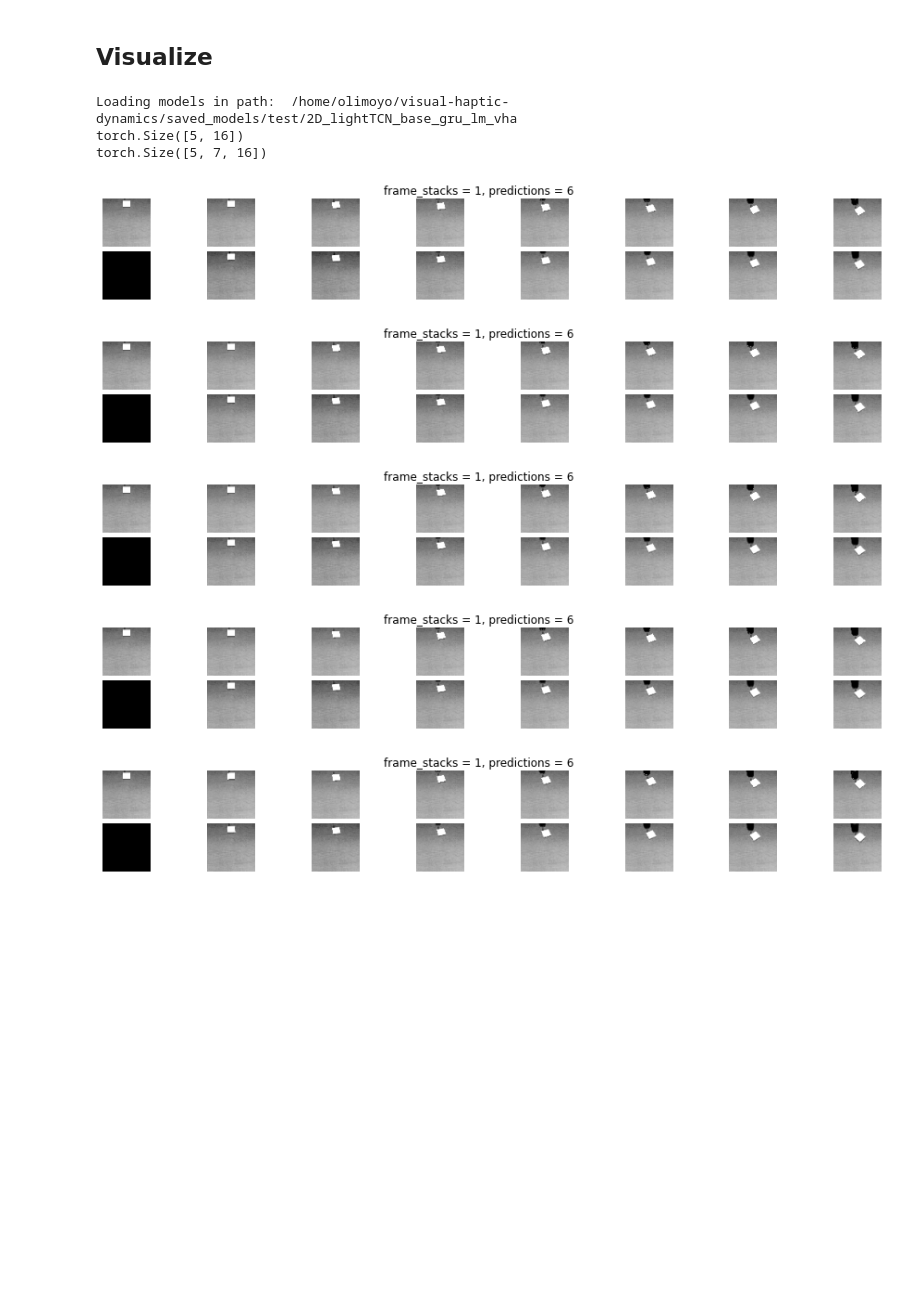
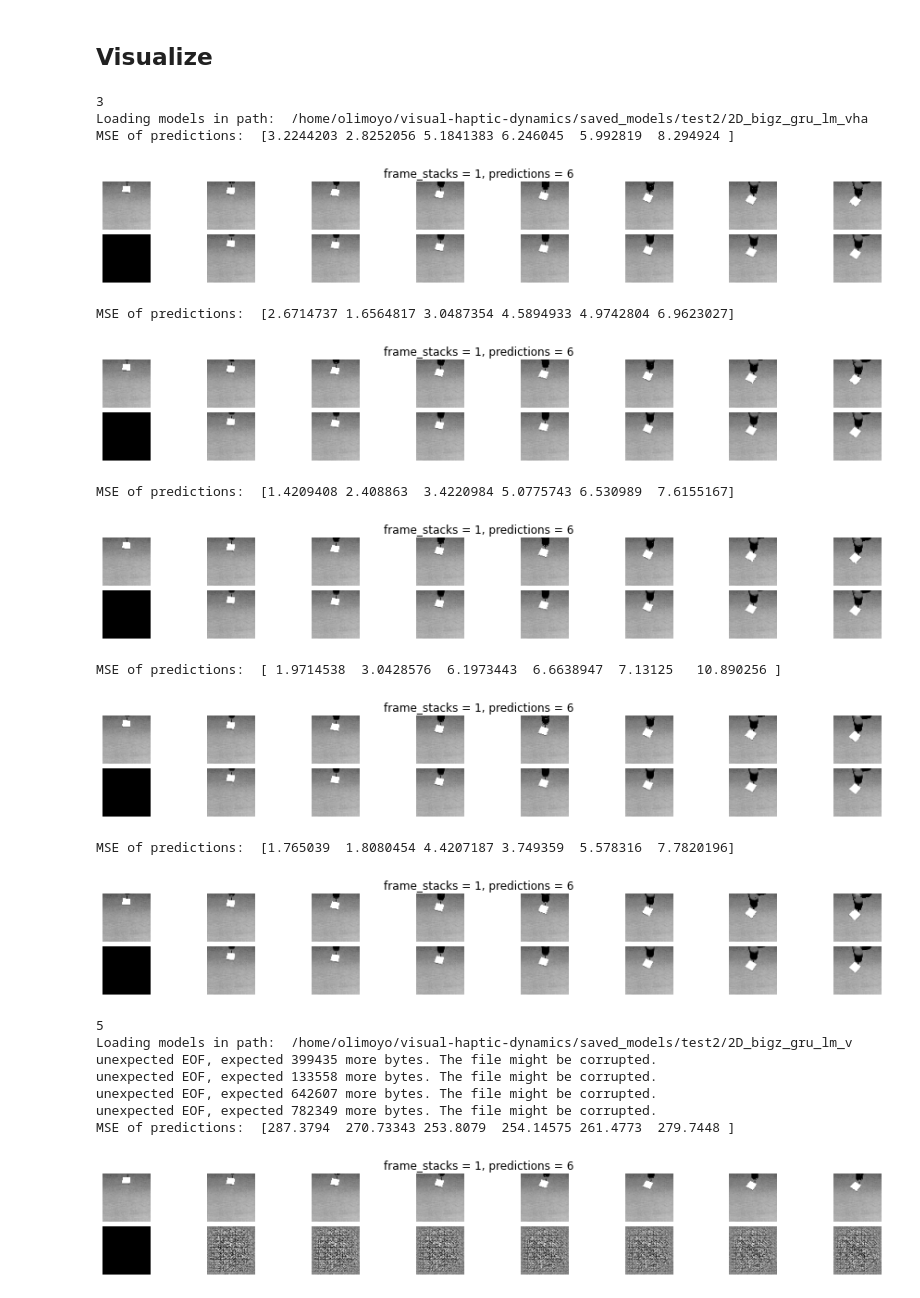
Before and after one commit to utiasSTARS/visual-haptic-dynamics, a Jupyter notebook: experiments/notebooks/prediction-vis_visualpusher.ipynb, the cells around one changed output. Saved outputs shown, nothing was run; the diff lists cells and outputs as text; code cells hidden in the pictures; blank space fills up the shorter version.

Commit message:
Visualize ssim/psnr/mse for prediction

```diff
--- a/experiments/notebooks/prediction-vis_visualpusher.ipynb
+++ b/experiments/notebooks/prediction-vis_visualpusher.ipynb
@@ -17,9 +17,9 @@ class ObjectView(object):
 
 args = ObjectView({'res': 64,
  'dataset_path': '/home/olimoyo/visual-haptic-dynamics/experiments/data/datasets/{}'
-                   .format("visual_haptic_2D_9985E1798153438E880A8AD60B9146FE.pkl"),
+                   .format("visual_haptic_2D_len16_569B46785E3F45BCA172AE53EA070D5E.pkl"),
  'models_dir': '/home/olimoyo/visual-haptic-dynamics/saved_models/{}'
-                   .format("test"),
+                   .format("test2"),
  'device': 'cuda:0',
  'n_examples': 5,
  'n_predictions': 6,
@@ -41,20 +41,18 @@ from argparse import Namespace
 import json
 import torch.nn as nn
 # %%
-models = {}
+dict_of_models = {}
 
 # Load hyperparameters from trained model
 for filedir in os.listdir(args.models_dir):
     fullpath = os.path.join(args.models_dir, filedir)
     if os.path.isdir(fullpath):
-        models[fullpath] = {}
         with open(os.path.join(fullpath, 'hyperparameters.txt'), 'r') as fp:
-            models[fullpath]['hyperparameters'] = Namespace(**json.load(fp))
-
+            dict_of_models[fullpath] = Namespace(**json.load(fp))
 
 with torch.no_grad():
-    for path, model in models.items():
-        model_args = model['hyperparameters']
+    for path, hyperparams in dict_of_models.items():
+        model_args = hyperparams
         if model_args.dim_x[0] == 1:
             imgs = imgs_gray
         elif model_args.dim_x[0] == 3:
@@ -138,42 +136,57 @@ with torch.no_grad():
             z_hat[:, jj + 1] = mu_z_ip1
             z_i, mu_z_i, var_z_i, h_i = z_ip1, mu_z_ip1, var_z_ip1, h_ip1
 
-        print(z_hat.shape)
         # Decode predictions
         x_hat = models["img_dec"](z_hat.reshape(-1, *z_hat.shape[2:]))
         x_hat = x_hat.reshape(args.n_examples, (args.n_predictions + 1), *x_hat.shape[1:])
 
         # Move to cpu, np
         x_hat = x_hat.cpu().numpy()
         x = x.cpu().numpy()
+
+        mse = np.sum((x_hat[:, 1:, 0].reshape(args.n_examples, args.n_predictions, -1) -
+                      x[:, 2:, 0].reshape(args.n_examples, args.n_predictions, -1))**2, axis=2)
 
         # Plotting
         for bb in range(args.n_examples):
             columns = T + 1 + args.n_predictions
             rows = 2
             fig=plt.figure(figsize=(16, 2))
             fig.suptitle('frame_stacks = {}, predictions = {}'.format(T, args.n_predictions))
             for ii in range(columns*rows):
                 if ii<((columns*rows)/2):
                     img = x[bb,ii,0,:,:]
                 else:
                     idx = int(ii-((columns*rows)/2))
                     if idx < T:
                         img = np.zeros((model_args.dim_x[1], model_args.dim_x[2]))
                     else:
                         img = x_hat[bb,idx-1,0,:,:]
                 fig.add_subplot(rows, columns, ii+1)
                 plt.imshow(img, cmap="gray")
 
                 plt.axis('off')
+            print("MSE of predictions: ", mse[bb])
             plt.subplots_adjust(wspace=0.1, hspace=0.1)
             plt.show()
 # %% [output]
-Loading models in path:  /home/olimoyo/visual-haptic-dynamics/saved_models/test/2D_lightTCN_base_gru_lm_vha
-torch.Size([5, 16])
-torch.Size([5, 7, 16])
+3
+Loading models in path:  /home/olimoyo/visual-haptic-dynamics/saved_models/test2/2D_bigz_gru_lm_vha
+MSE of predictions:  [3.2244203 2.8252056 5.1841383 6.246045  5.992819  8.294924 ]
-[figure, old version]
+[figure, new version]
+MSE of predictions:  [2.6714737 1.6564817 3.0487354 4.5894933 4.9742804 6.9623027]
-[figure, old version]
+[figure, new version]
+MSE of predictions:  [1.4209408 2.408863  3.4220984 5.0775743 6.530989  7.6155167]
-[figure, old version]
+[figure, new version]
+MSE of predictions:  [ 1.9714538  3.0428576  6.1973443  6.6638947  7.13125   10.890256 ]
-[figure, old version]
+[figure, new version]
+MSE of predictions:  [1.765039  1.8080454 4.4207187 3.749359  5.578316  7.7820196]
-[figure, old version]
+[figure, new version]
+5
+Loading models in path:  /home/olimoyo/visual-haptic-dynamics/saved_models/test2/2D_bigz_gru_lm_v
+unexpected EOF, expected 399435 more bytes. The file might be corrupted.
+unexpected EOF, expected 133558 more bytes. The file might be corrupted.
+unexpected EOF, expected 642607 more bytes. The file might be corrupted.
+unexpected EOF, expected 782349 more bytes. The file might be corrupted.
+MSE of predictions:  [287.3794  270.73343 253.8079  254.14575 261.4773  279.7448 ]
+[figure, added]
```
Also changed, not shown: parts of 1 cell of this notebook, 1 other file.
